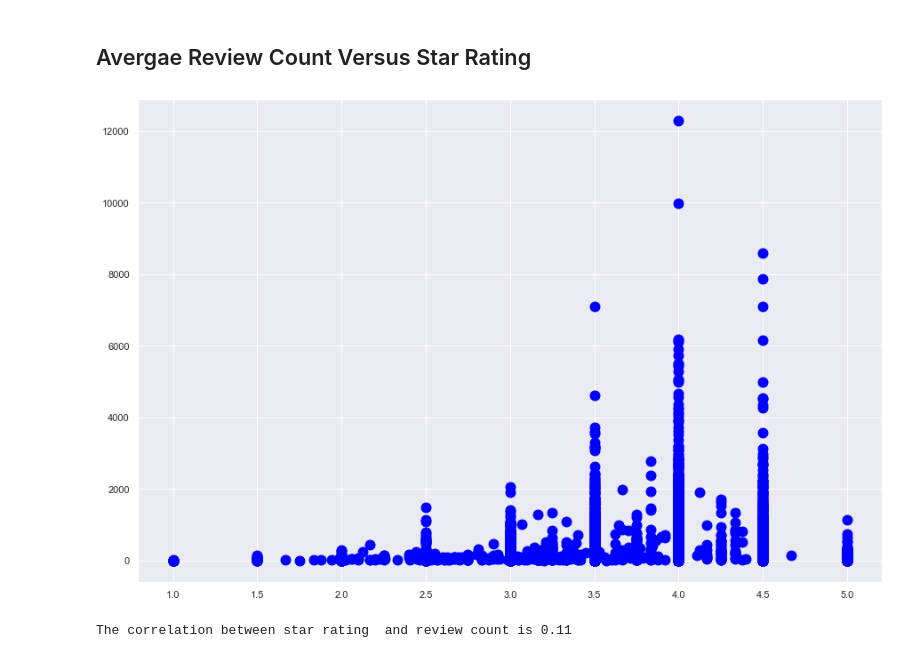
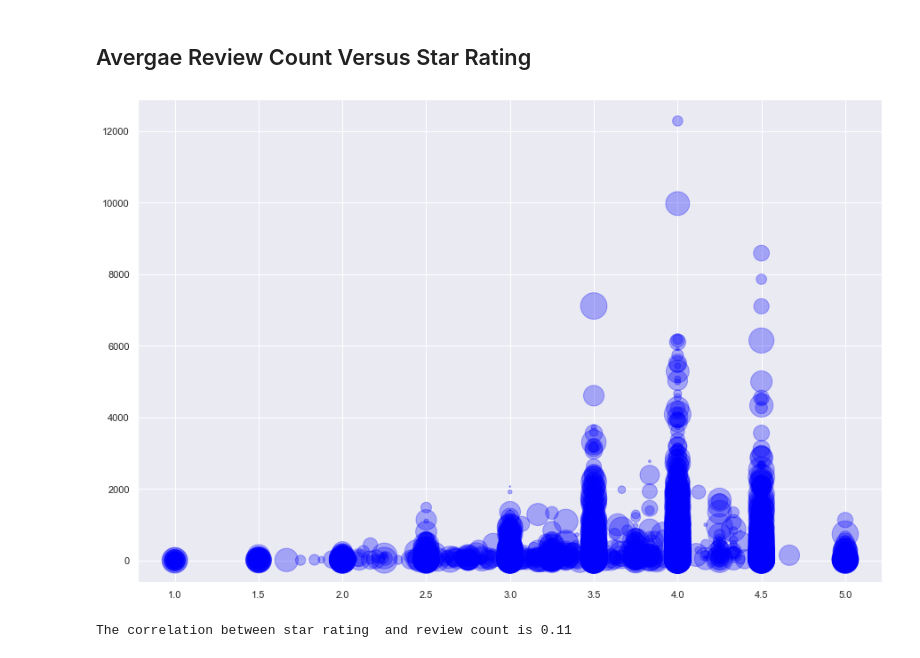
Before and after one commit to ermiasgelaye/Yelp-Challenge, a Jupyter notebook: pyRestaurants/yelp-challenge.ipynb, the cells around one changed output. Drawn from its saved outputs; the diff is of its cells as text; code cells hidden in the pictures.

```diff
--- a/pyRestaurants/yelp-challenge.ipynb
+++ b/pyRestaurants/yelp-challenge.ipynb
@@ -688,13 +691,15 @@ top_review_cities.head(10)
 # %% [markdown]
 ## Avergae Review Count Versus Star Rating
 # %%
-# Review count vs Star Rating
+# A scatter plot of Review count vs Star Rating
+area = (30 * np.random.rand(len(review_count_star)))**2
+
 review_count_star= cleaned_data.groupby(["Restaurants"]).mean()
 fig1, ax1 = plt.subplots(figsize=(15, 10))
-plt.scatter(review_count_star['Rating'],review_count_star['Review Count'],s=120, color="blue")
+plt.scatter(review_count_star['Rating'],review_count_star['Review Count'],marker="o", s=area, c="blue", alpha=0.3)
 
 plt.savefig("./output/scatter_plot_rating.png", bbox_inches="tight")
 plt.show()
 # %% [output]
-[figure, old version]
+[figure, new version]
 # %%
```
Also changed, not shown: parts of 22 cells of this notebook, 8 other files.
